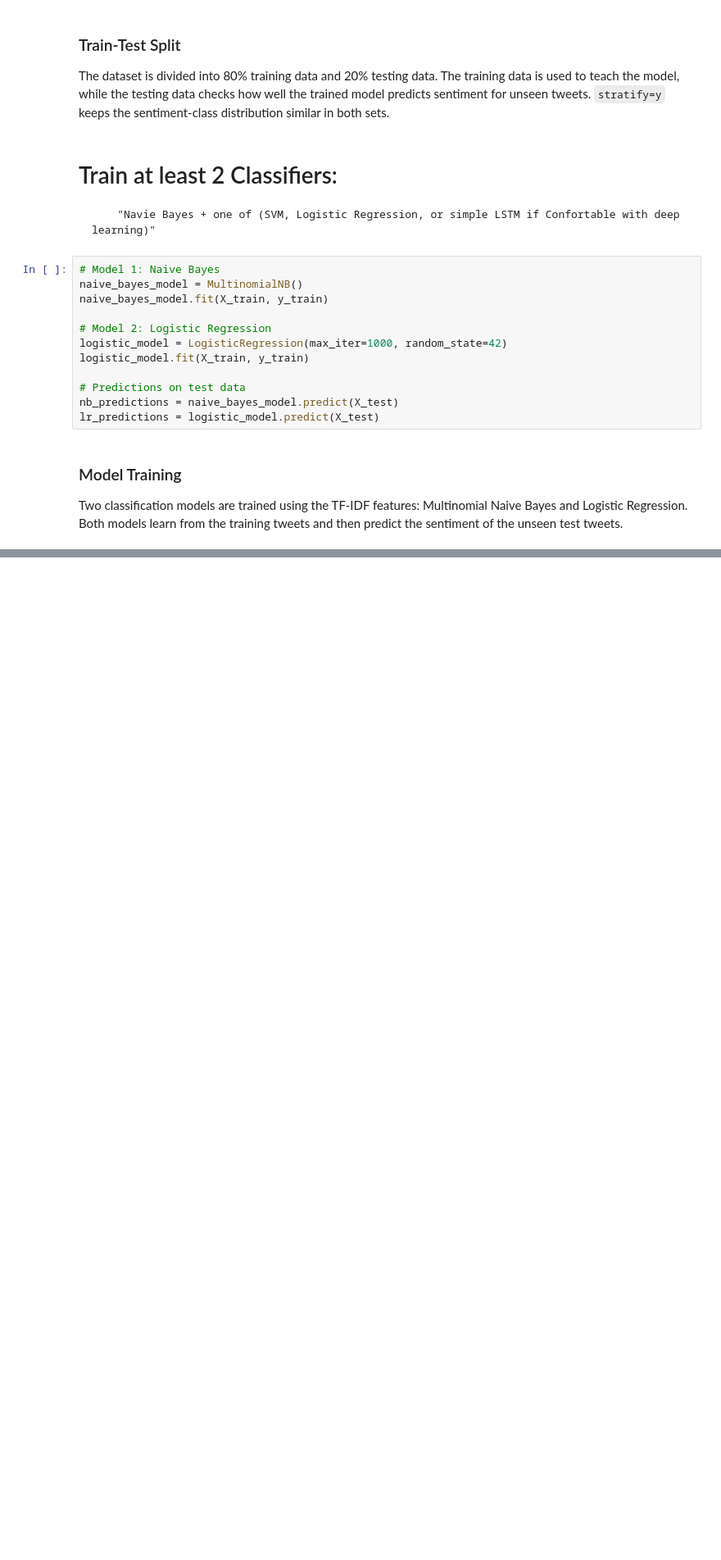
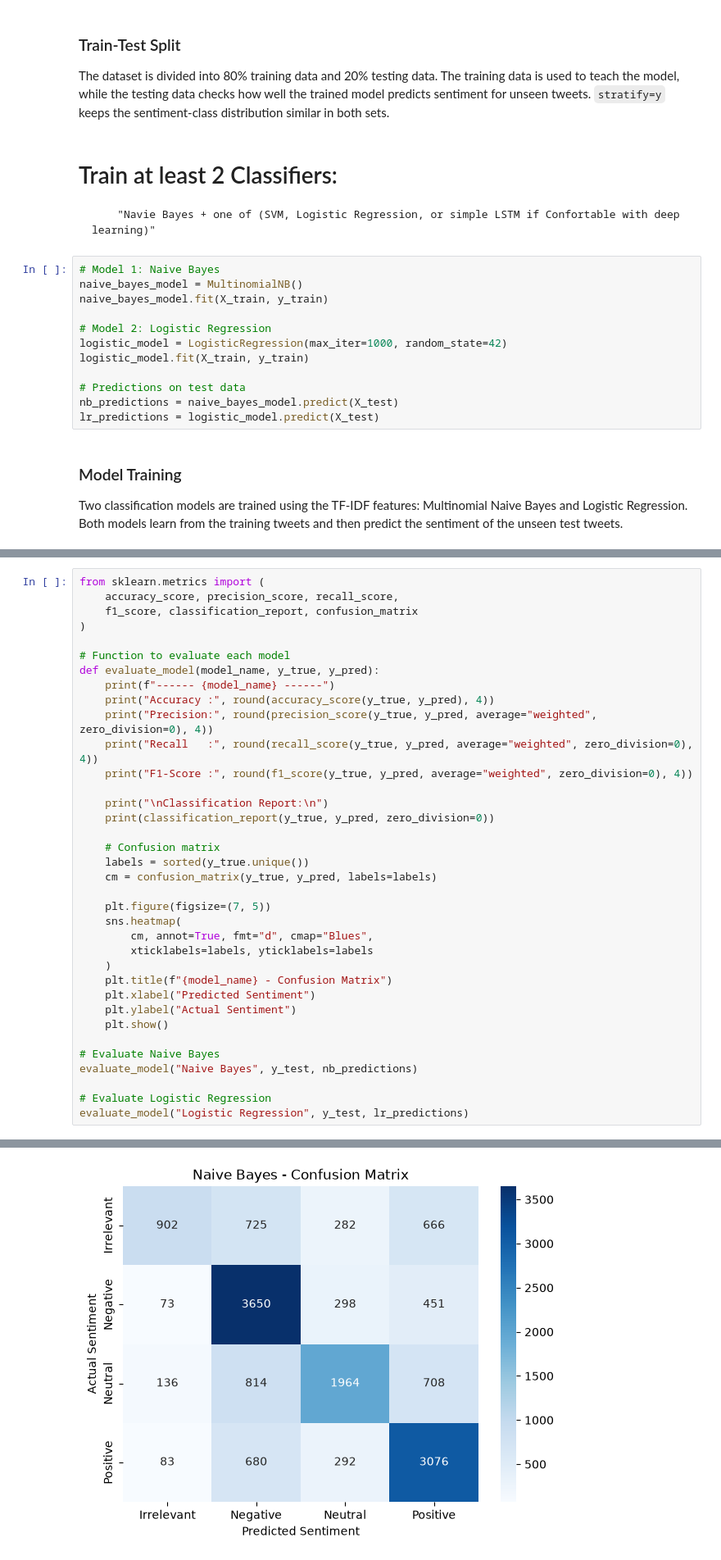
Before and after one commit to harshaslekar5968-crypto/OIBSIP, a Jupyter notebook: data-analytics-l1-sentiment-analysis/Twitter_Sentiment_Analysis.ipynb, the cells around one changed output, grey strips where cells are left out. Shown at 82% size. Saved outputs shown, nothing was run; the diff lists cells and outputs as text; blank space fills up the shorter version.

Commit message:
Update Twitter sentiment analysis notebook

```diff
--- a/data-analytics-l1-sentiment-analysis/Twitter_Sentiment_Analysis.ipynb
+++ b/data-analytics-l1-sentiment-analysis/Twitter_Sentiment_Analysis.ipynb
@@ -192,0 +196,37 @@ Two classification models are trained using the TF-IDF features: Multinomial Nai
+# %%
+from sklearn.metrics import (
+    accuracy_score, precision_score, recall_score,
+    f1_score, classification_report, confusion_matrix
+)
+
+# Function to evaluate each model
+def evaluate_model(model_name, y_true, y_pred):
+    print(f"------ {model_name} ------")
+    print("Accuracy :", round(accuracy_score(y_true, y_pred), 4))
+    print("Precision:", round(precision_score(y_true, y_pred, average="weighted", zero_division=0), 4))
+    print("Recall   :", round(recall_score(y_true, y_pred, average="weighted", zero_division=0), 4))
+    print("F1-Score :", round(f1_score(y_true, y_pred, average="weighted", zero_division=0), 4))
+
+    print("\nClassification Report:\n")
+    print(classification_report(y_true, y_pred, zero_division=0))
+
+    # Confusion matrix
+    labels = sorted(y_true.unique())
+    cm = confusion_matrix(y_true, y_pred, labels=labels)
+
+    plt.figure(figsize=(7, 5))
+    sns.heatmap(
+        cm, annot=True, fmt="d", cmap="Blues",
+        xticklabels=labels, yticklabels=labels
+    )
+    plt.title(f"{model_name} - Confusion Matrix")
+    plt.xlabel("Predicted Sentiment")
+    plt.ylabel("Actual Sentiment")
+    plt.show()
+
+# Evaluate Naive Bayes
+evaluate_model("Naive Bayes", y_test, nb_predictions)
+
+# Evaluate Logistic Regression
+evaluate_model("Logistic Regression", y_test, lr_predictions)
+# %% [output]
@@ -192,0 +251 @@ Two classification models are trained using the TF-IDF features: Multinomial Nai
+[figure, added]
```
Also changed, not shown: parts of 3 cells of this notebook.
